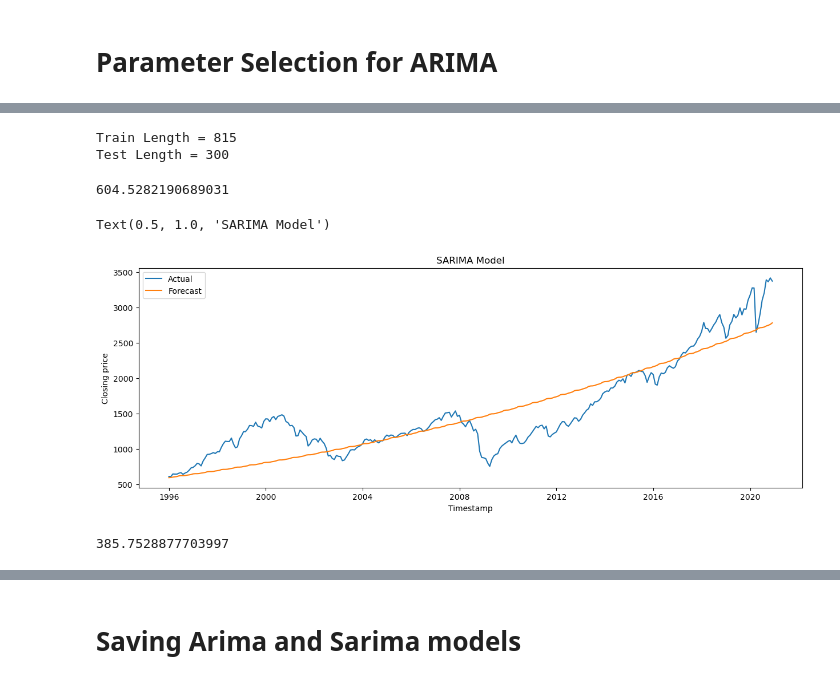
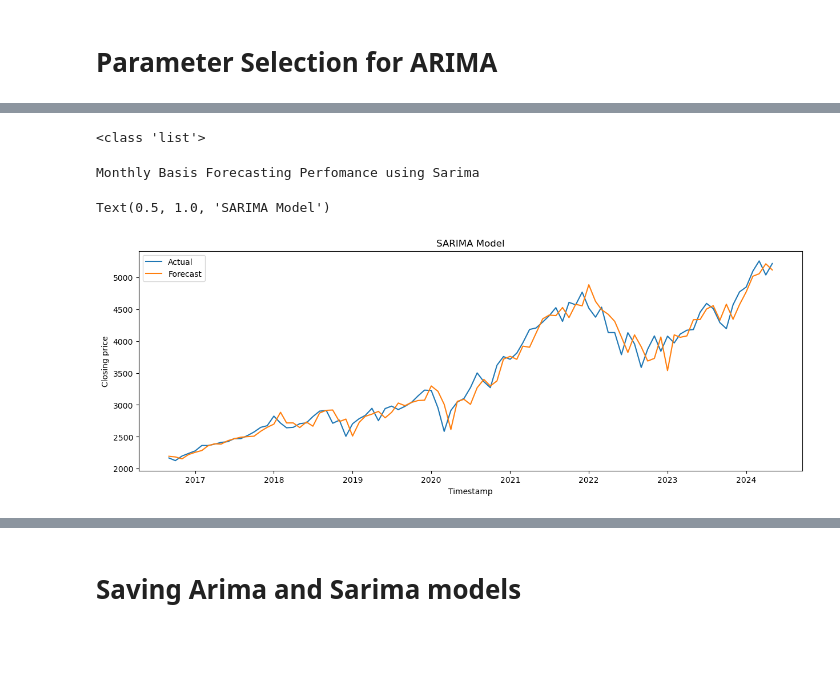
Before and after one commit to hamiz-siddiqui/SP500_Forecasting, a Jupyter notebook: ARIMA_SARIMA.ipynb, the cells around one changed output, grey strips where cells are left out. Saved outputs shown, nothing was run; the diff lists cells and outputs as text; code cells hidden in the pictures; blank space fills up the shorter version.

```diff
--- a/ARIMA_SARIMA.ipynb
+++ b/ARIMA_SARIMA.ipynb
@@ -154,0 +173,4 @@ model_fit = model.fit()
+# %%
+train = monthly[:320]
+test = monthly[320:]
+train.head(1)
@@ -155,4 +181,23 @@ model_fit = model.fit()
 # %%
+temp = train['Close'].values
+model=ARIMA(temp,order=(5,1,0))
+model_fit=model.fit()
 start=len(train)
 end=len(train)+len(test)-1
 forecast = model_fit.predict(start=start,end=end)
+# %%
+from tqdm import tqdm
+train_ar_m = train['Close'].values
+test_ar_m = test['Close'].values
+history = [x for x in train_ar_m]
+print(type(history))
+predictions_m = list()
+for t in tqdm(range(len(test_ar_m))):
+    model = ARIMA(history, order=(5,1,0))
+    arima_fit = model.fit()
+    output = arima_fit.forecast()
+    yhat = output[0]
+    predictions_m.append(yhat)
+    obs = test_ar_m[t]
+    history.append(obs)
+print('Monthly Basis Forecasting Perfomance')
@@ -170,11 +237,0 @@ Text(0.5, 1.0, 'ARIMA Model')
-# %%
-print(f"Train Length = {len(train)}")
-print(f"Test Length = {len(test)}")
-# %% [output]
-Train Length = 815
-Test Length = 300
-# %%
-from sklearn.metrics import mean_squared_error
-mean_squared_error(test['Close'], forecast)**(1/2)
-# %% [output]
-604.5282190689031
@@ -188,16 +238,30 @@ s_forecast = results.predict(start=start,end=end)
+# %%
+from tqdm import tqdm
+train_sar_m = train['Close'].values
+test_sar_m = test['Close'].values
+history = [x for x in train_sar_m]
+print(type(history))
+predictions_sm = list()
+for t in tqdm(range(len(test_ar_m))):
+    model = sm.tsa.statespace.SARIMAX(history,order=(5, 1, 0),seasonal_order=(5, 1, 0, 7))
+    sarima_fit = model.fit()
+    output = sarima_fit.forecast()
+    yhat = output[0]
+    predictions_sm.append(yhat)
+    obs = test_ar_m[t]
+    history.append(obs)
+print('Monthly Basis Forecasting Perfomance using Sarima')
+# %% [output]
+<class 'list'>
+Monthly Basis Forecasting Perfomance using Sarima
 # %%
 fig = plt.figure(figsize=(15, 5))
 plt.plot(test.index,test['Close'],label='Actual')
-plt.plot(test.index,s_forecast,label='Forecast')
+plt.plot(test.index,predictions_sm,label='Forecast')
 plt.xlabel('Timestamp')
 plt.ylabel('Closing price')
 plt.legend()
 plt.title('SARIMA Model')
 # %% [output]
 Text(0.5, 1.0, 'SARIMA Model')
-[figure, old version]
+[figure, new version]
-# %%
-from sklearn.metrics import mean_squared_error
-mean_squared_error(test['Close'], s_forecast)**(1/2)
-# %% [output]
-385.7528877703997
```
Also changed, not shown: parts of 29 cells of this notebook, 2 other files.
